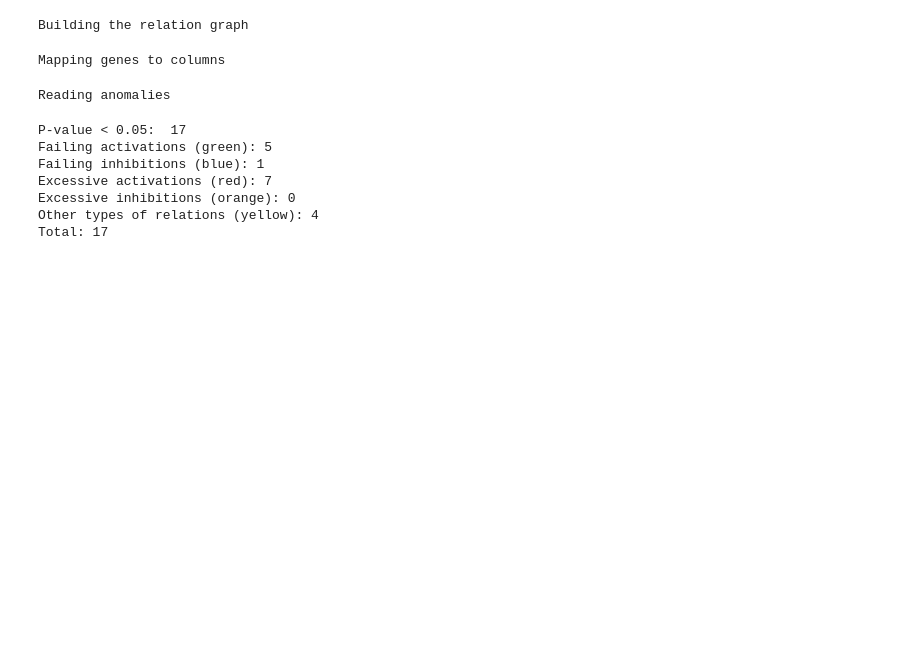
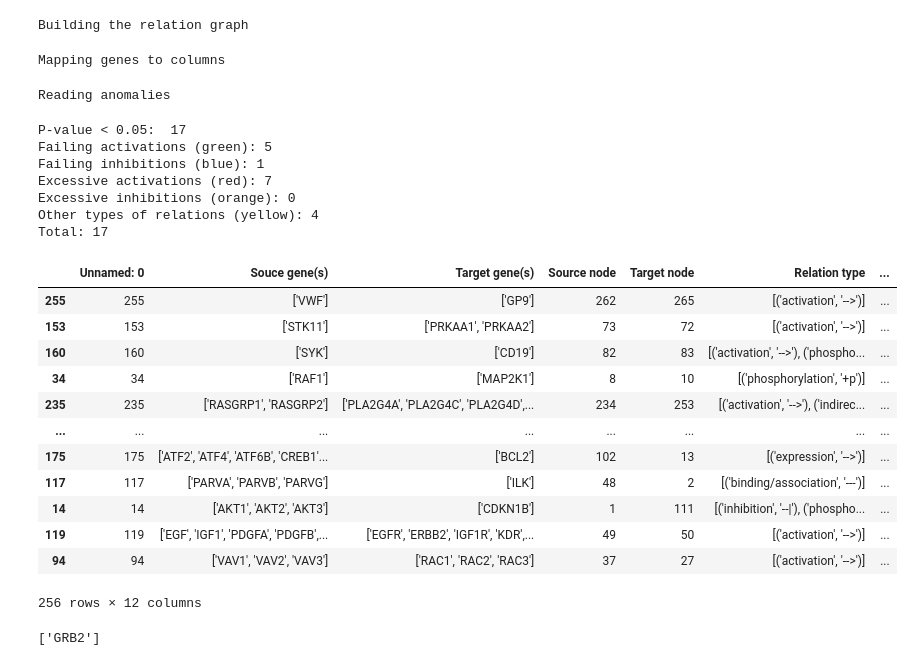
Before and after one commit to boldip/qf, a Jupyter notebook: src/work-caterinaStefano-Nov2023.ipynb, the cells around one changed output. Cells and saved outputs as stored; diff of their text form; code cells hidden in the pictures; blank space fills up the shorter version.

```diff
--- a/src/work-caterinaStefano-Nov2023.ipynb
+++ b/src/work-caterinaStefano-Nov2023.ipynb
@@ -670,3 +672,23 @@ for pair in superpathwayDict[superpathway]:
 # %%
 relPathwayAnomalies = os.path.join(inputDirectory, "pathway-anomalies-" + correlationFunctionName + ".csv")
 pathwayAnomalies.sort_values(by=["Average square difference"], ascending=False).to_csv(relPathwayAnomalies)
+# %%
+relcorrel.sort_values(by=["P-value"], ascending=True)
+# %% [output]
+|  | Unnamed: 0 | Souce gene(s) | Target gene(s) | Source node | Target node | Relation type | ... |
+| 255 | 255 | ['VWF'] | ['GP9'] | 262 | 265 | [('activation', '-->')] | ... |
+| 153 | 153 | ['STK11'] | ['PRKAA1', 'PRKAA2'] | 73 | 72 | [('activation', '-->')] | ... |
+| 160 | 160 | ['SYK'] | ['CD19'] | 82 | 83 | [('activation', '-->'), ('phospho... | ... |
+| 34 | 34 | ['RAF1'] | ['MAP2K1'] | 8 | 10 | [('phosphorylation', '+p')] | ... |
+| 235 | 235 | ['RASGRP1', 'RASGRP2'] | ['PLA2G4A', 'PLA2G4C', 'PLA2G4D',... | 234 | 253 | [('activation', '-->'), ('indirec... | ... |
+| ... | ... | ... | ... | ... | ... | ... | ... |
+| 175 | 175 | ['ATF2', 'ATF4', 'ATF6B', 'CREB1'... | ['BCL2'] | 102 | 13 | [('expression', '-->')] | ... |
+| 117 | 117 | ['PARVA', 'PARVB', 'PARVG'] | ['ILK'] | 48 | 2 | [('binding/association', '---')] | ... |
+| 14 | 14 | ['AKT1', 'AKT2', 'AKT3'] | ['CDKN1B'] | 1 | 111 | [('inhibition', '--|'), ('phospho... | ... |
+| 119 | 119 | ['EGF', 'IGF1', 'PDGFA', 'PDGFB',... | ['EGFR', 'ERBB2', 'IGF1R', 'KDR',... | 49 | 50 | [('activation', '-->')] | ... |
+| 94 | 94 | ['VAV1', 'VAV2', 'VAV3'] | ['RAC1', 'RAC2', 'RAC3'] | 37 | 27 | [('activation', '-->')] | ... |
+256 rows × 12 columns
+# %%
+node2columns[37]
+# %% [output]
+['GRB2']
```
Also changed, not shown: parts of 1 cell of this notebook, 1 other file.
